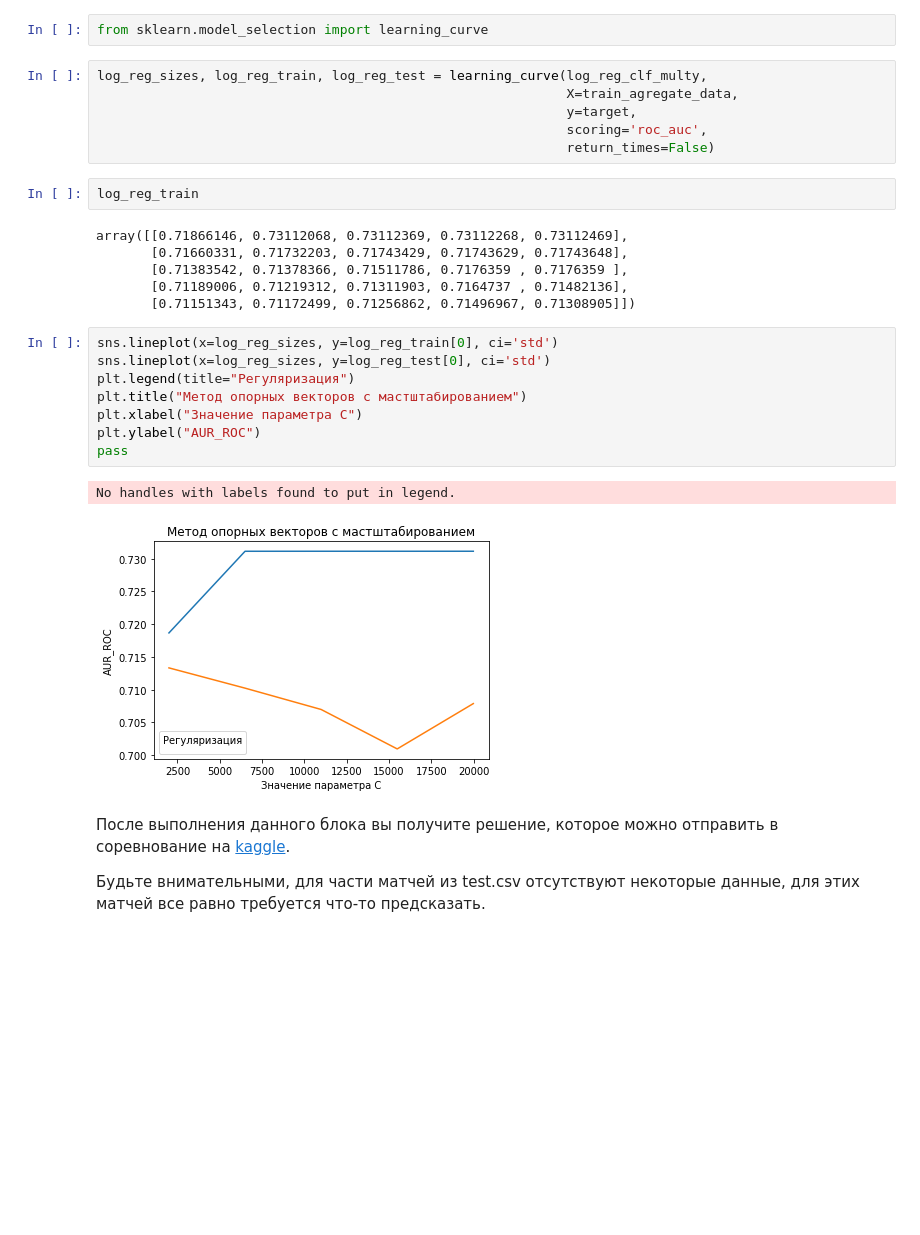
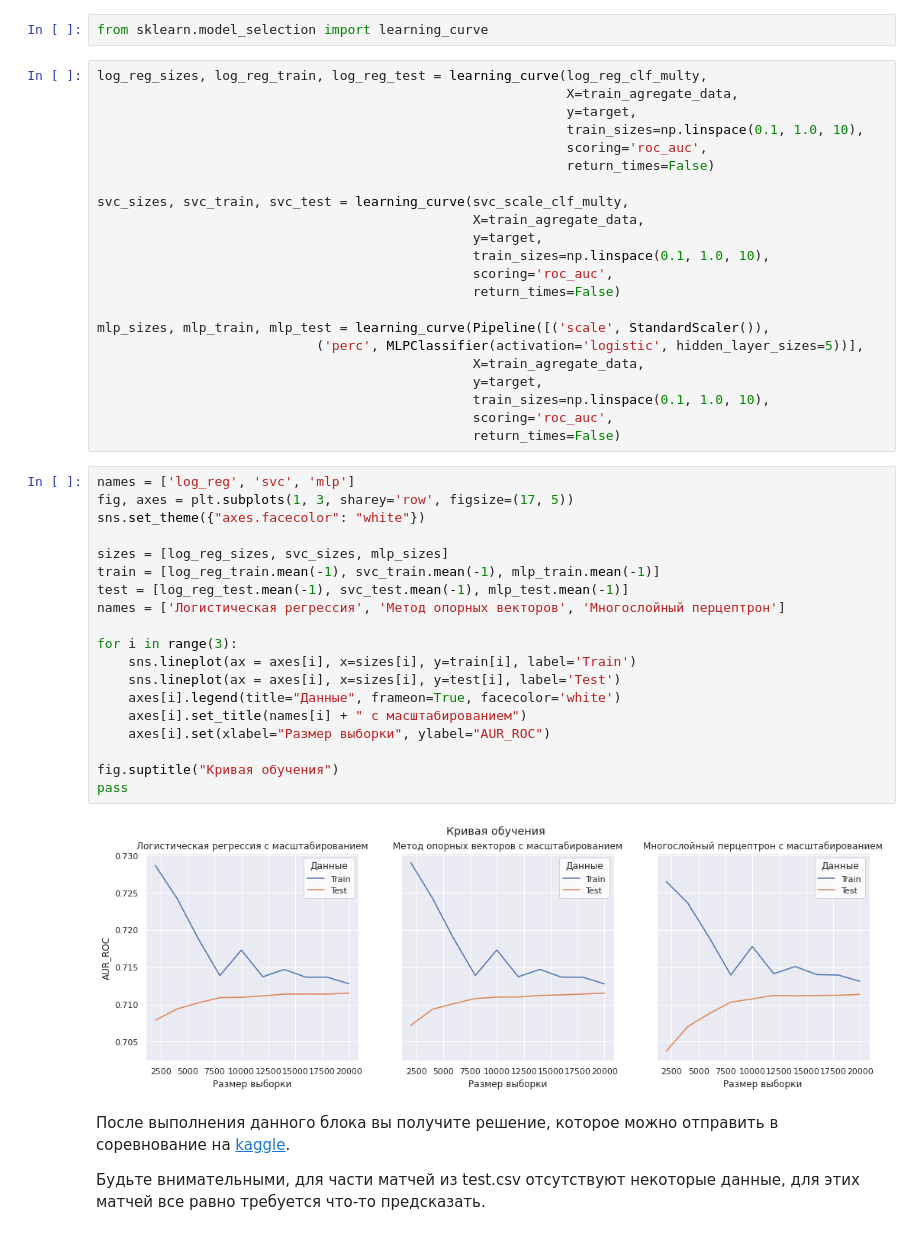
Before and after one commit to TroninDV/MLLab1, a Jupyter notebook: lab_1.ipynb, the cells around one changed output. Drawn from its saved outputs; the diff is of its cells as text; blank space fills up the shorter version.

```diff
--- a/lab_1.ipynb
+++ b/lab_1.ipynb
@@ -631,31 +617,49 @@ pass
 * Может ли добавление новых объектов значительно повысить качество какого-то из алгоритмов или при существующем наборе данных для всех алгоритмов произошло насыщение?
 # %%
 from sklearn.model_selection import learning_curve
-# %%
-log_reg_sizes, log_reg_train, log_reg_test = learning_curve(log_reg_clf_multy,
-                                                            X=train_agregate_data,
-                                                            y=target,
-                                                            scoring='roc_auc',
-                                                            return_times=False)
-# %%
-log_reg_train
-# %% [output]
-array([[0.71866146, 0.73112068, 0.73112369, 0.73112268, 0.73112469],
-       [0.71660331, 0.71732203, 0.71743429, 0.71743629, 0.71743648],
-       [0.71383542, 0.71378366, 0.71511786, 0.7176359 , 0.7176359 ],
-       [0.71189006, 0.71219312, 0.71311903, 0.7164737 , 0.71482136],
-       [0.71151343, 0.71172499, 0.71256862, 0.71496967, 0.71308905]])
-# %%
-sns.lineplot(x=log_reg_sizes, y=log_reg_train[0], ci='std')
-sns.lineplot(x=log_reg_sizes, y=log_reg_test[0], ci='std')
-plt.legend(title="Регуляризация")
-plt.title("Метод опорных векторов с мастштабированием")
-plt.xlabel("Значение параметра C")
-plt.ylabel("AUR_ROC")
-pass
-# %% [output]
-No handles with labels found to put in legend.
-[figure, removed]
+# %%
+log_reg_sizes, log_reg_train, log_reg_test = learning_curve(log_reg_clf_multy,
+                                                            X=train_agregate_data,
+                                                            y=target,
+                                                            train_sizes=np.linspace(0.1, 1.0, 10),
+                                                            scoring='roc_auc',
+                                                            return_times=False)
+
+svс_sizes, svс_train, svс_test = learning_curve(svc_scale_clf_multy,
+                                                X=train_agregate_data,
+                                                y=target,
+                                                train_sizes=np.linspace(0.1, 1.0, 10),
+                                                scoring='roc_auc',
+                                                return_times=False)
+
+mlp_sizes, mlp_train, mlp_test = learning_curve(Pipeline([('scale', StandardScaler()),
+                            ('perc', MLPClassifier(activation='logistic', hidden_layer_sizes=5))],
+                                                X=train_agregate_data,
+                                                y=target,
+                                                train_sizes=np.linspace(0.1, 1.0, 10),
+                                                scoring='roc_auc',
+                                                return_times=False)
+# %%
+names = ['log_reg', 'svc', 'mlp']
+fig, axes = plt.subplots(1, 3, sharey='row', figsize=(17, 5))
+sns.set_theme({"axes.facecolor": "white"})
+
+sizes = [log_reg_sizes, svс_sizes, mlp_sizes]
+train = [log_reg_train.mean(-1), svс_train.mean(-1), mlp_train.mean(-1)]
+test = [log_reg_test.mean(-1), svс_test.mean(-1), mlp_test.mean(-1)]
+names = ['Логистическая регрессия', 'Метод опорных векторов', 'Многослойный перцептрон']
+
+for i in range(3):
+    sns.lineplot(ax = axes[i], x=sizes[i], y=train[i], label='Train')
+    sns.lineplot(ax = axes[i], x=sizes[i], y=test[i], label='Test')
+    axes[i].legend(title="Данные", frameon=True, facecolor='white')
+    axes[i].set_title(names[i] + " с масштабированием")
+    axes[i].set(xlabel="Размер выборки", ylabel="AUR_ROC")
+
+fig.suptitle("Кривая обучения")
+pass
+# %% [output]
+[figure, added]
 # %% [markdown]
 После выполнения данного блока вы получите решение, которое можно отправить в соревнование на [kaggle](https://www.kaggle.com/t/f2f20fc510f042dfa9751a03c6108805).
 
```
Also changed, not shown: parts of 76 cells of this notebook.
